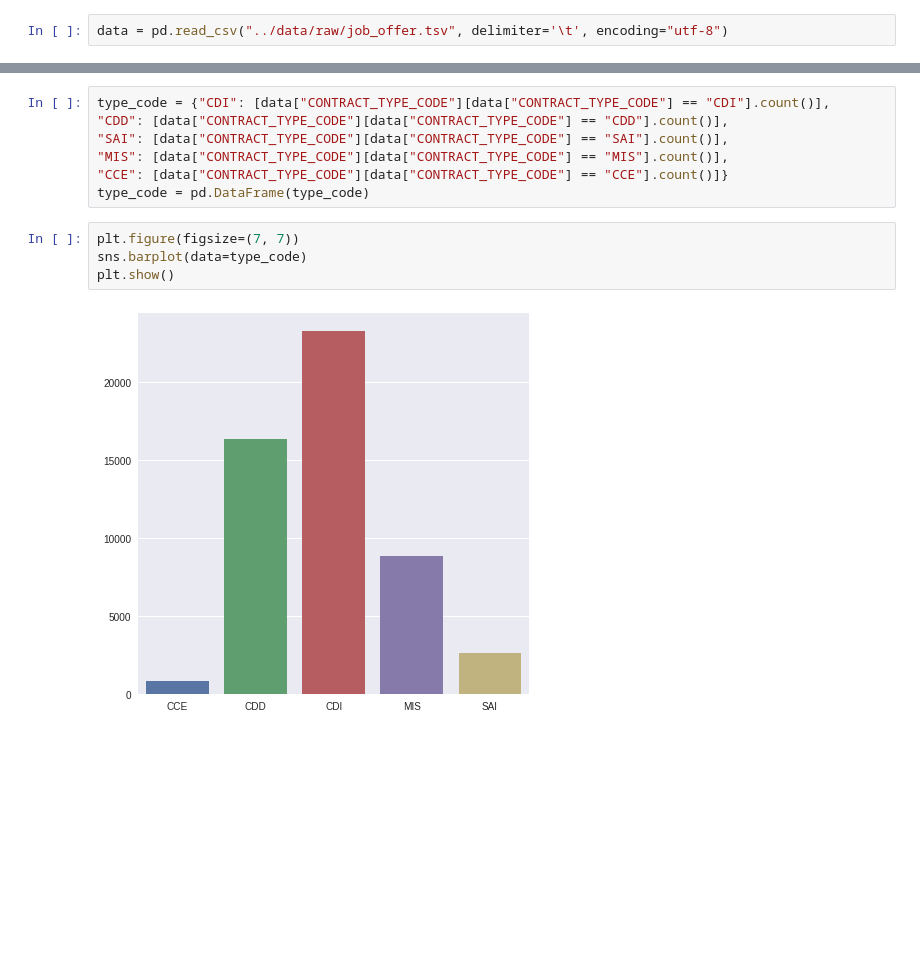
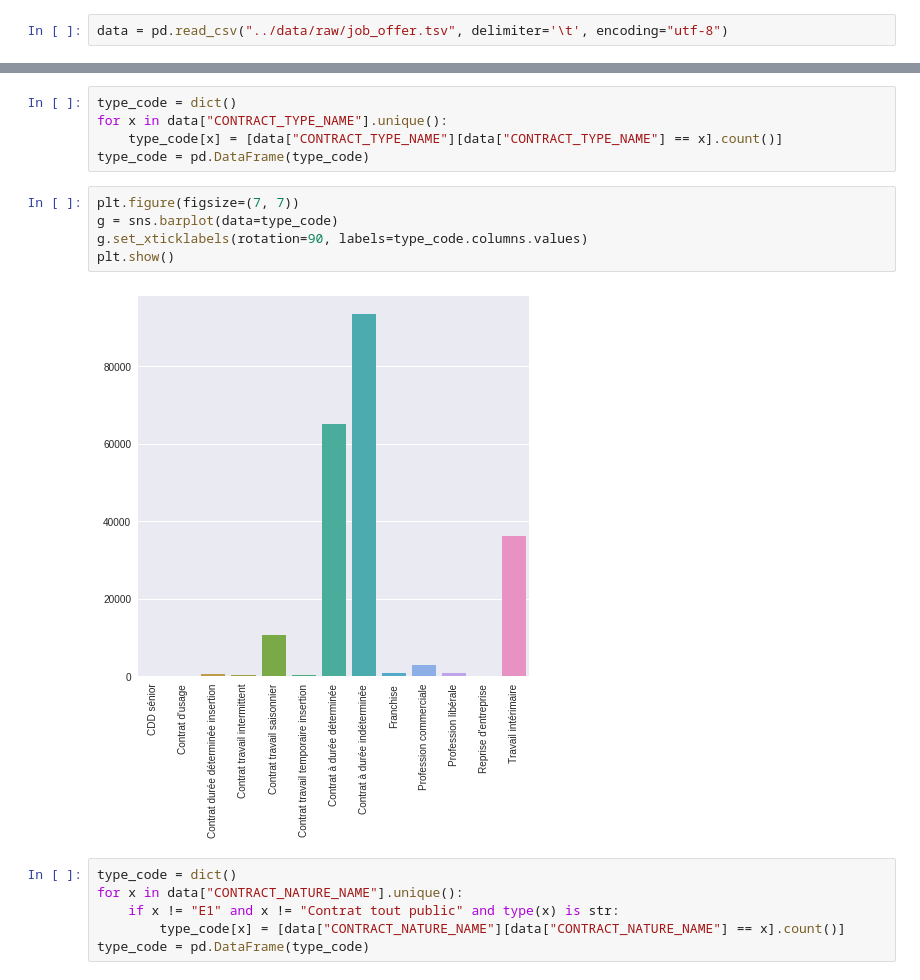
Before and after one commit to sebwdz/JobAnalysis, a Jupyter notebook: notebooks/job_offer.ipynb, the cells around one changed output, grey strips where cells are left out. Cells and saved outputs as stored; diff of their text form; blank space fills up the shorter version.

```diff
--- a/notebooks/job_offer.ipynb
+++ b/notebooks/job_offer.ipynb
@@ -92,13 +112,18 @@ data[count[count >= 52700].index]
-# %%
-type_code = {"CDI": [data["CONTRACT_TYPE_CODE"][data["CONTRACT_TYPE_CODE"] == "CDI"].count()],
-"CDD": [data["CONTRACT_TYPE_CODE"][data["CONTRACT_TYPE_CODE"] == "CDD"].count()],
-"SAI": [data["CONTRACT_TYPE_CODE"][data["CONTRACT_TYPE_CODE"] == "SAI"].count()],
-"MIS": [data["CONTRACT_TYPE_CODE"][data["CONTRACT_TYPE_CODE"] == "MIS"].count()],
-"CCE": [data["CONTRACT_TYPE_CODE"][data["CONTRACT_TYPE_CODE"] == "CCE"].count()]}
-type_code = pd.DataFrame(type_code)
+# %%
+type_code = dict()
+for x in data["CONTRACT_TYPE_NAME"].unique():
+    type_code[x] = [data["CONTRACT_TYPE_NAME"][data["CONTRACT_TYPE_NAME"] == x].count()]
+type_code = pd.DataFrame(type_code)
 # %%
 plt.figure(figsize=(7, 7))
-sns.barplot(data=type_code)
+g = sns.barplot(data=type_code)
+g.set_xticklabels(rotation=90, labels=type_code.columns.values)
 plt.show()
 # %% [output]
-[figure, old version]
+[figure, new version]
+# %%
+type_code = dict()
+for x in data["CONTRACT_NATURE_NAME"].unique():
+    if x != "E1" and x != "Contrat tout public" and type(x) is str:
+        type_code[x] = [data["CONTRACT_NATURE_NAME"][data["CONTRACT_NATURE_NAME"] == x].count()]
+type_code = pd.DataFrame(type_code)
```
Also changed, not shown: parts of 16 cells of this notebook.
